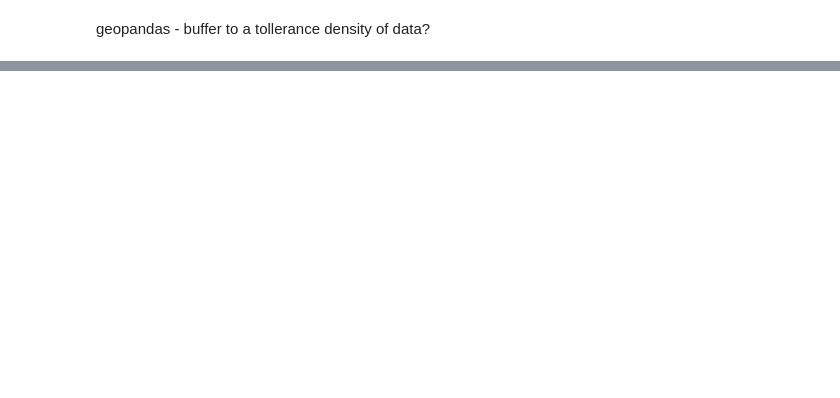
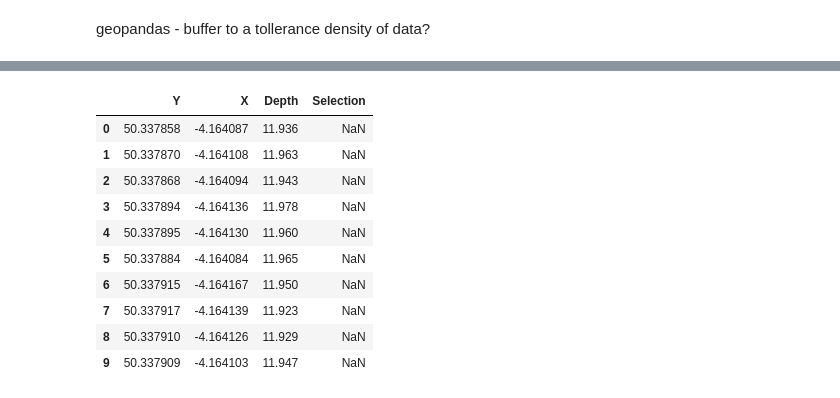
Before and after one commit to emmasulli/DataAccelerator, a Jupyter notebook: Tester.ipynb, the cells around one changed output, grey strips where cells are left out. Drawn from its saved outputs; the diff is of its cells as text; code cells hidden in the pictures; blank space fills up the shorter version.

```diff
--- a/Tester.ipynb
+++ b/Tester.ipynb
@@ -116,0 +163,5 @@ density of data?
+# %%
+survey = pd.read_csv('..//..//..//Documents//Test_sets//Testing_Sample//HI1469//HI1469.txt')
+ss = pd.read_csv('..//..//..//Documents//Test_sets//Testing_Sample//HI1469//All_sound.csv')
+
+survey.describe()
@@ -116,0 +192,6 @@ density of data?
+# %%
+#A_1= survey.loc[:,['Lon','Lat','Depth']]
+B_1= ss.loc[:,['X','Y']]
+# %%
+B_1['Selection'] = 1
+B_1.describe()
@@ -116,0 +208,15 @@ density of data?
+# %%
+A_2 = pd.merge(survey,B_1,how = 'outer',on =['X','Y'])
+A_2.head(10)
+# %% [output]
+|  | Y | X | Depth | Selection |
+| 0 | 50.337858 | -4.164087 | 11.936 | NaN |
+| 1 | 50.337870 | -4.164108 | 11.963 | NaN |
+| 2 | 50.337868 | -4.164094 | 11.943 | NaN |
+| 3 | 50.337894 | -4.164136 | 11.978 | NaN |
+| 4 | 50.337895 | -4.164130 | 11.960 | NaN |
+| 5 | 50.337884 | -4.164084 | 11.965 | NaN |
+| 6 | 50.337915 | -4.164167 | 11.950 | NaN |
+| 7 | 50.337917 | -4.164139 | 11.923 | NaN |
+| 8 | 50.337910 | -4.164126 | 11.929 | NaN |
+| 9 | 50.337909 | -4.164103 | 11.947 | NaN |
```
Also changed, not shown: parts of 25 cells of this notebook.
